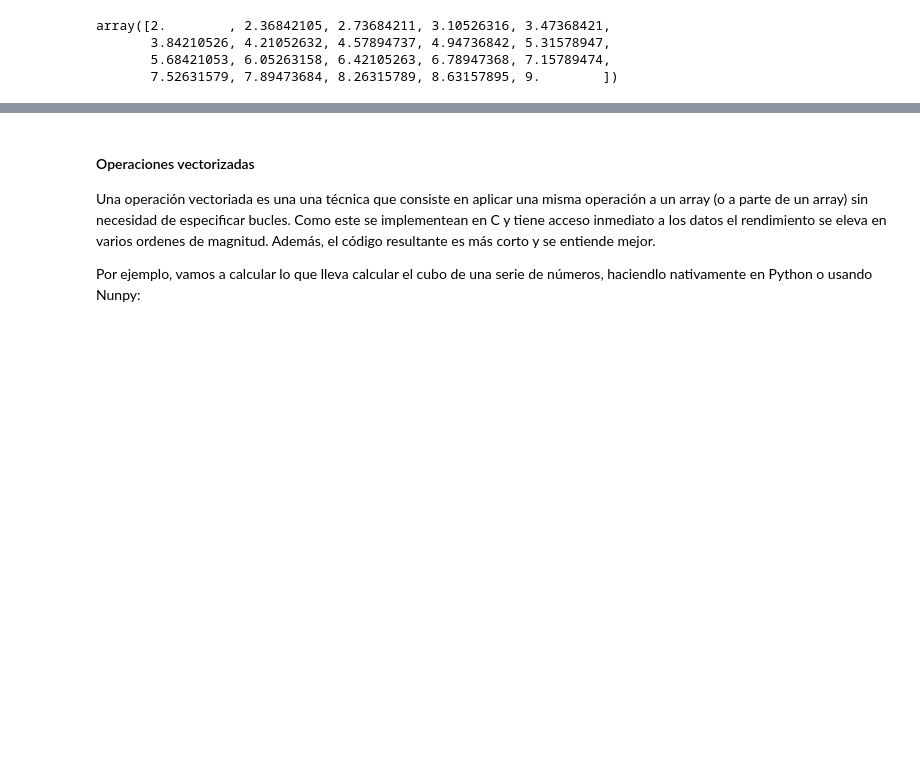
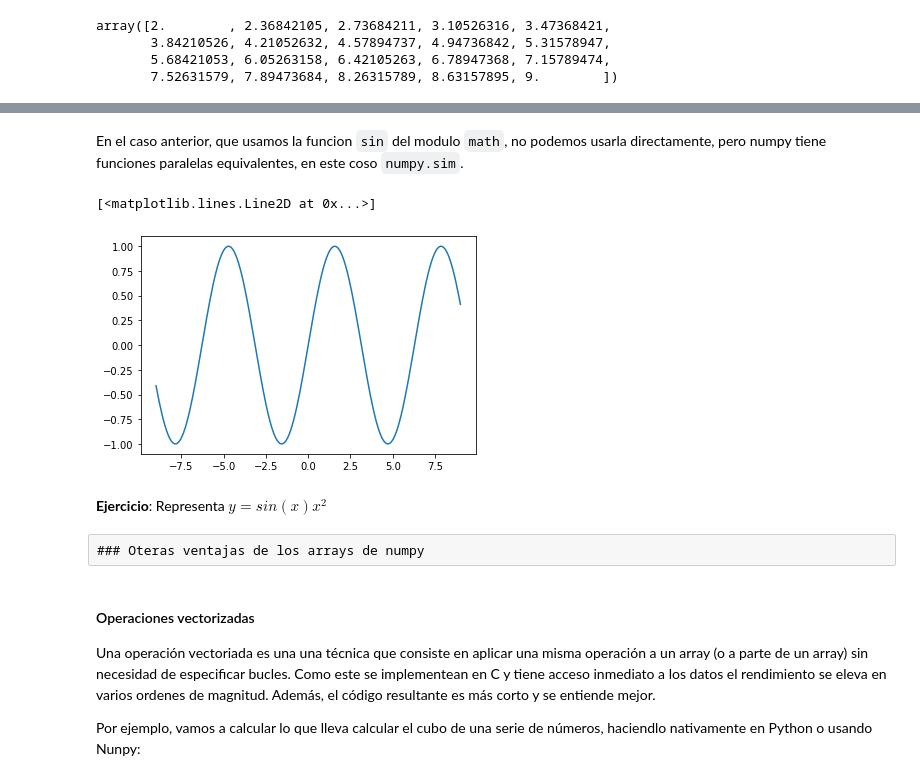
Before and after one commit to pythoncanarias/eoi, a Jupyter notebook: 05-libs/external/numpy/numpy.ipynb, the cells around one changed output, grey strips where cells are left out. Saved outputs shown, nothing was run; the diff lists cells and outputs as text; code cells hidden in the pictures; blank space fills up the shorter version.

```diff
--- a/05-libs/external/numpy/numpy.ipynb
+++ b/05-libs/external/numpy/numpy.ipynb
@@ -159,3 +208,23 @@ array([2.        , 2.36842105, 2.73684211, 3.10526316, 3.47368421,
+# %% [markdown]
+En el caso anterior, que usamos la funcion `sin` del modulo `math`, no podemos usarla directamente, pero numpy tiene
+funciones paralelas equivalentes, en este coso `numpy.sim`.
+# %%
+
+import matplotlib.pyplot as plt
+import numpy as np
+
+X = np.linspace(-9, 9, 200)
+
+Y = np.sin(X)
+
+plt.plot(X, Y)
+# %% [output]
+[<matplotlib.lines.Line2D at 0x...>]
+[figure, added]
+# %% [markdown]
+**Ejercicio**: Representa $y = sin(x)x^2$
+# %% [raw]
+### Oteras ventajas de los arrays de numpy
 # %% [markdown]
 #### Operaciones vectorizadas
 
```
Also changed, not shown: parts of 11 cells of this notebook.
